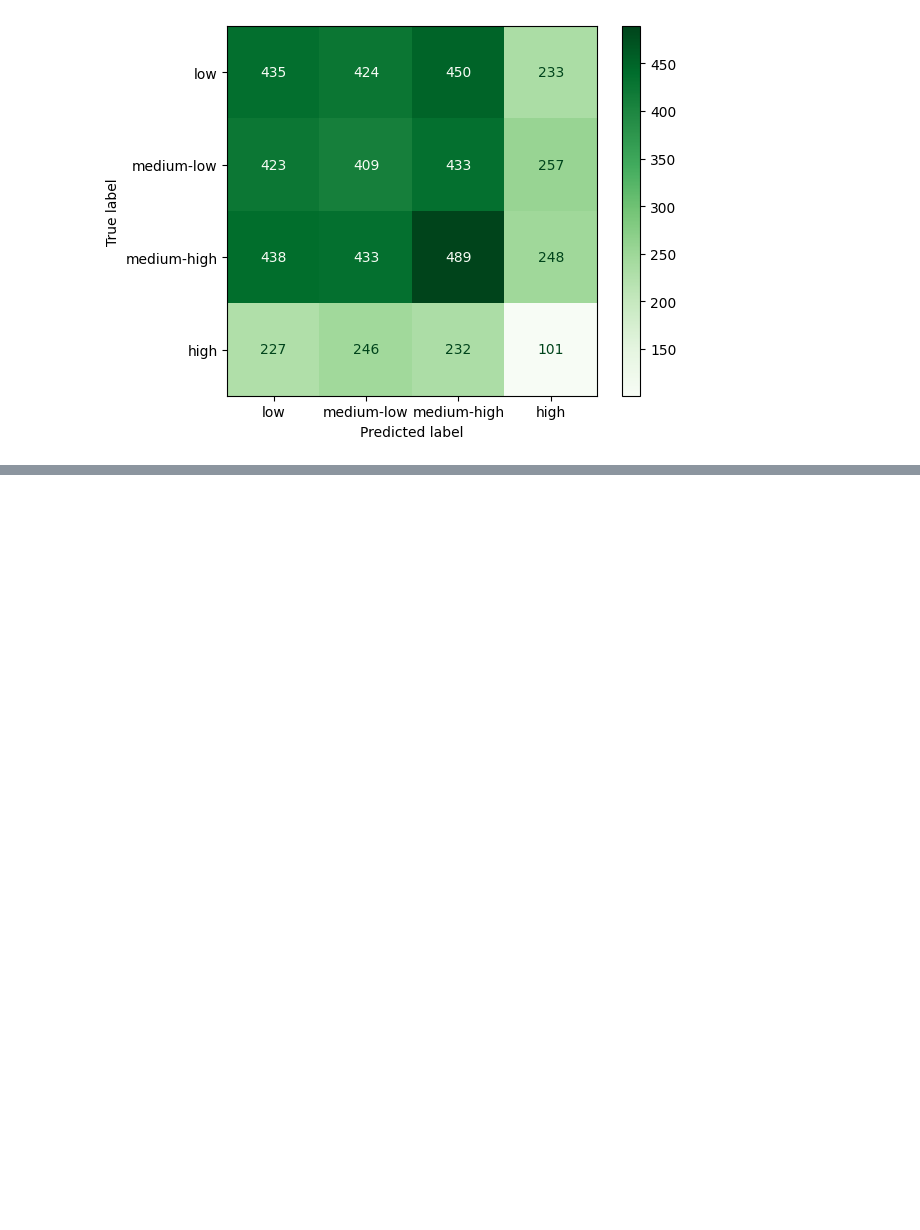
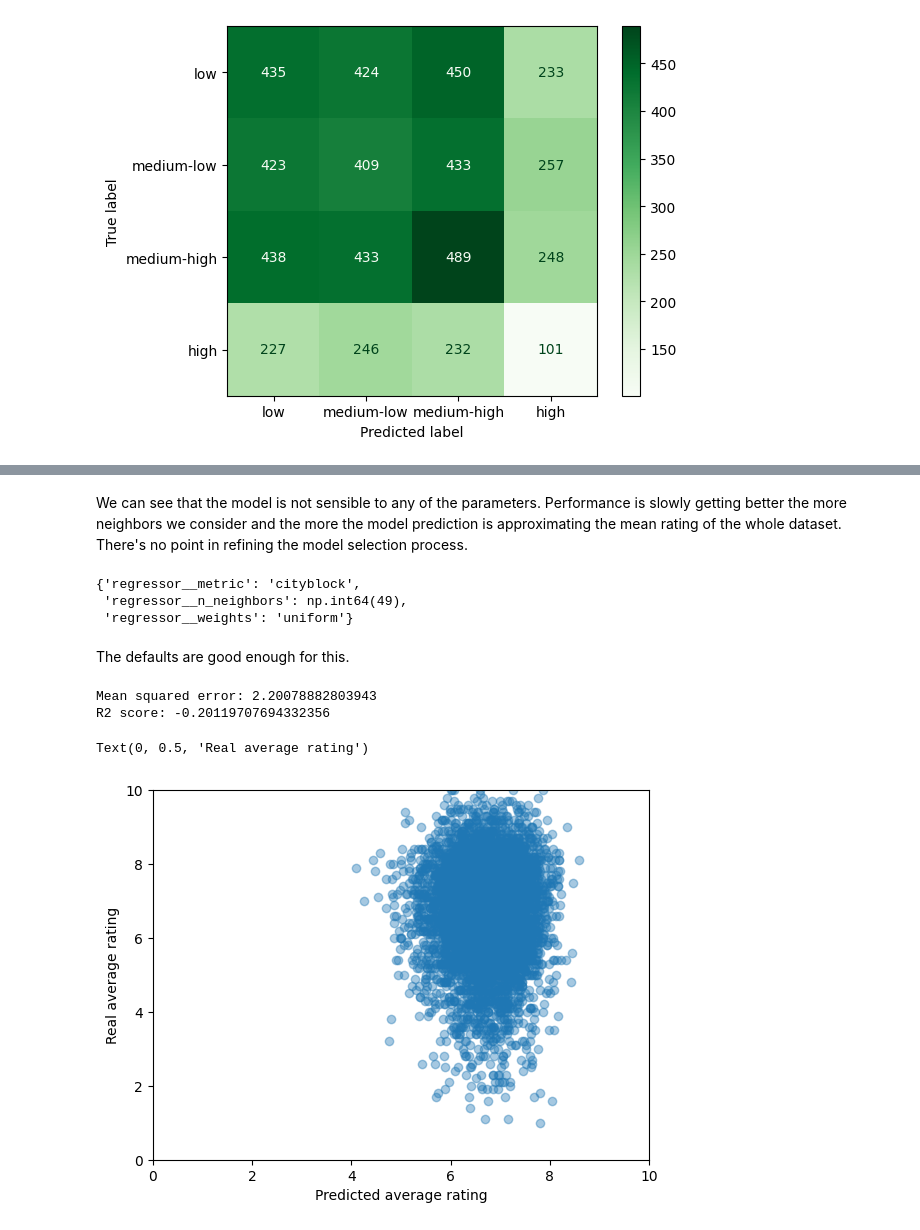
Before and after one commit to g-fabiani4-unipi/dm1_project, a Jupyter notebook: src/KNN.ipynb, the cells around one changed output, grey strips where cells are left out. Drawn from its saved outputs; the diff is of its cells as text; code cells hidden in the pictures; blank space fills up the shorter version.

Commit message:
Regression with non linear models: knn (real bad)

```diff
--- a/src/KNN.ipynb
+++ b/src/KNN.ipynb
@@ -810,0 +867,34 @@ ConfusionMatrixDisplay.from_predictions(y_pred=dummy_pred, y_true=test_y, cmap="
+# %% [markdown]
+We can see that the model is not sensible to any of the parameters. Performance is slowly getting better the more neighbors we consider and the more the model prediction is approximating the mean rating of the whole dataset.
+There's no point in refining the model selection process.
+# %%
+grid.best_params_
+# %% [output]
+{'regressor__metric': 'cityblock',
+ 'regressor__n_neighbors': np.int64(49),
+ 'regressor__weights': 'uniform'}
+# %% [markdown]
+The defaults are good enough for this.
+# %%
+regressor = Pipeline([
+    ('scaler', StandardScaler()),
+    ('regressor', KNeighborsRegressor())
+])
+
+regressor.fit(train_X, train_y)
+y_pred = regressor.predict(test_X)
+# %%
+print("Mean squared error:", mean_squared_error(y_true=test_y, y_pred=y_pred))
+print("R2 score:", r2_score(y_true=test_y, y_pred=y_pred))
+# %% [output]
+Mean squared error: 2.20078882803943
+R2 score: -0.20119707694332356
+# %%
+plt.scatter(y_pred, test_y, alpha=.4)
+plt.xlim((0, 10))
+plt.ylim((0, 10))
+plt.xlabel("Predicted average rating")
+plt.ylabel("Real average rating")
+# %% [output]
+Text(0, 0.5, 'Real average rating')
+[figure, added]
```
Also changed, not shown: parts of 11 cells of this notebook.
